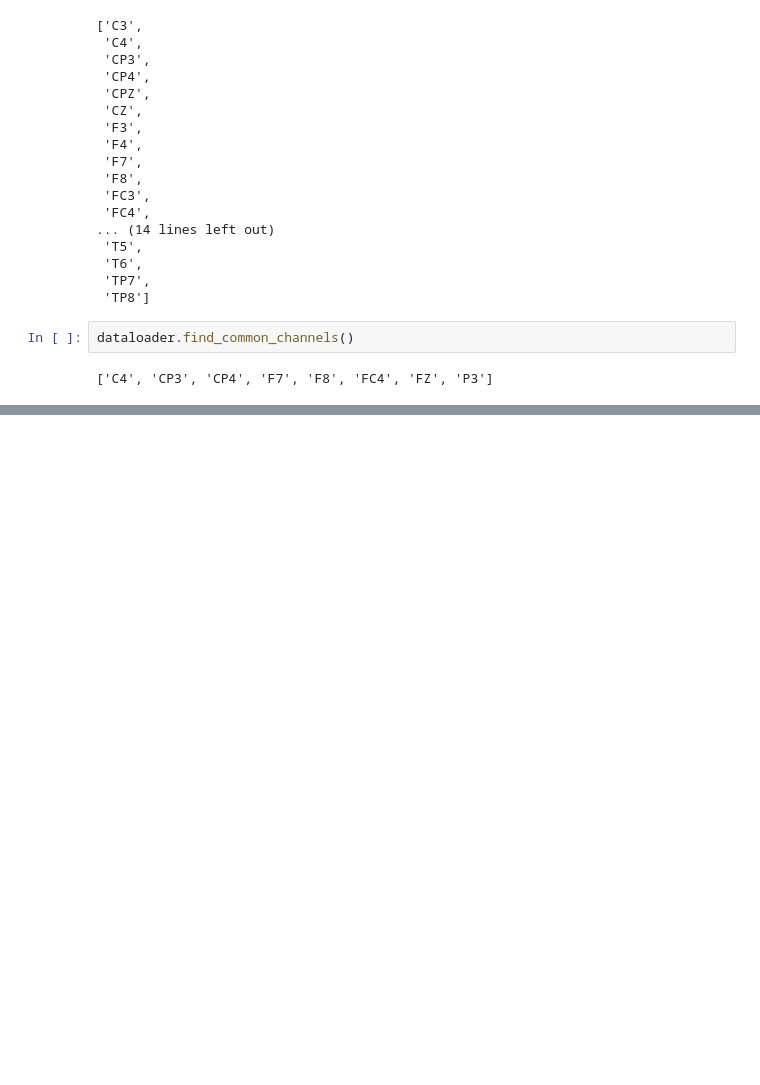
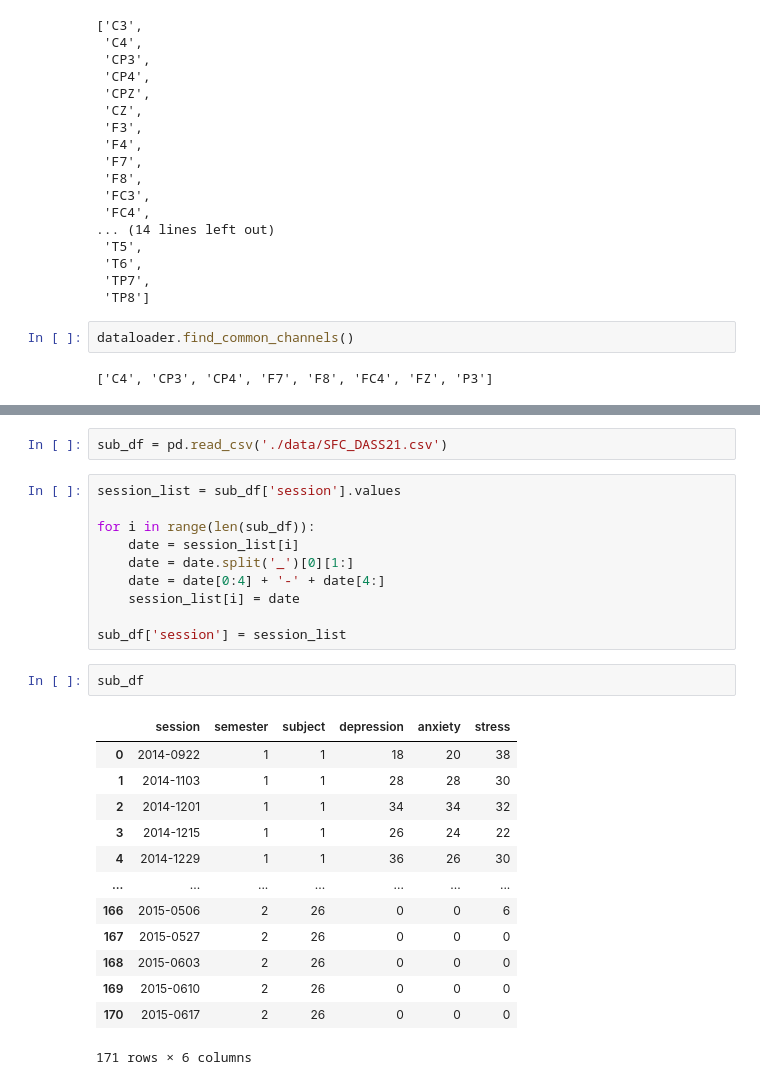
Before and after one commit to hundredball/Classroom_stress, a Jupyter notebook: data_analysis.ipynb, the cells around one changed output, grey strips where cells are left out. Cells and saved outputs as stored; diff of their text form; blank space fills up the shorter version.

Commit message:
Add stress level of DSS

```diff
--- a/data_analysis.ipynb
+++ b/data_analysis.ipynb
@@ -151,0 +200,28 @@ dataloader.find_common_channels()
+# %%
+sub_df = pd.read_csv('./data/SFC_DASS21.csv')
+# %%
+session_list = sub_df['session'].values
+
+for i in range(len(sub_df)):
+    date = session_list[i]
+    date = date.split('_')[0][1:]
+    date = date[0:4] + '-' + date[4:]
+    session_list[i] = date
+
+sub_df['session'] = session_list
+# %%
+sub_df
+# %% [output]
+|  | session | semester | subject | depression | anxiety | stress |
+| 0 | 2014-0922 | 1 | 1 | 18 | 20 | 38 |
+| 1 | 2014-1103 | 1 | 1 | 28 | 28 | 30 |
+| 2 | 2014-1201 | 1 | 1 | 34 | 34 | 32 |
+| 3 | 2014-1215 | 1 | 1 | 26 | 24 | 22 |
+| 4 | 2014-1229 | 1 | 1 | 36 | 26 | 30 |
+| ... | ... | ... | ... | ... | ... | ... |
+| 166 | 2015-0506 | 2 | 26 | 0 | 0 | 6 |
+| 167 | 2015-0527 | 2 | 26 | 0 | 0 | 0 |
+| 168 | 2015-0603 | 2 | 26 | 0 | 0 | 0 |
+| 169 | 2015-0610 | 2 | 26 | 0 | 0 | 0 |
+| 170 | 2015-0617 | 2 | 26 | 0 | 0 | 0 |
+171 rows × 6 columns
```
Also changed, not shown: parts of 13 cells of this notebook, 1 other file.
